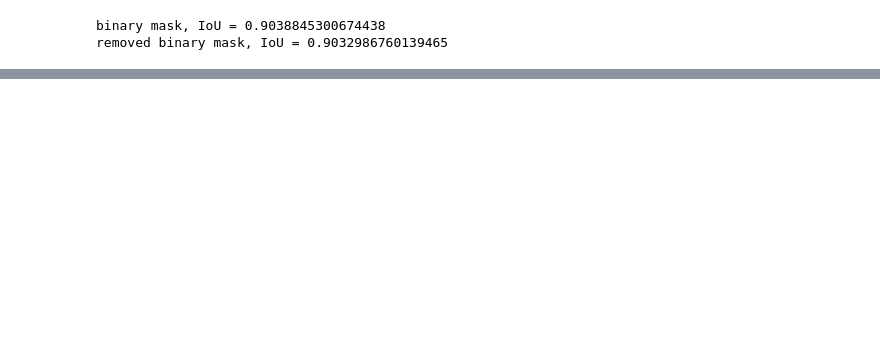
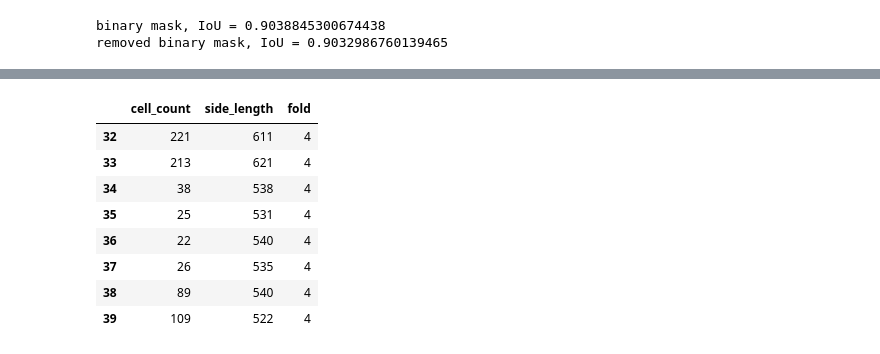
Before and after one commit to ChengZhang-98/BLU-Net, a Jupyter notebook: thesis_experiments/ch3-1_dataset.ipynb, the cells around one changed output, grey strips where cells are left out. Cells and saved outputs as stored; diff of their text form; code cells hidden in the pictures; blank space fills up the shorter version.

```diff
--- a/thesis_experiments/ch3-1_dataset.ipynb
+++ b/thesis_experiments/ch3-1_dataset.ipynb
@@ -133,14 +133,20 @@ plt.imshow(image_10_with_contour)
 # %% [markdown]
 Count cells in DIC
 # %%
-mask_list = glob.glob(os.path.join(mask_dir, "*.tif"))
+mask_list = sorted(glob.glob(os.path.join(mask_dir, "*.tif")))
 
-total_cell_count = 0
+cell_count_list = []
+side_length_list = []
 
 for mask_path in tqdm(mask_list):
     mask = cv2.imread(mask_path, cv2.IMREAD_GRAYSCALE)
+
+    side_length_list.append(mask.shape[0])
+
     contours, hierarchy = cv2.findContours(mask, cv2.RETR_TREE, cv2.CHAIN_APPROX_SIMPLE)
-    total_cell_count += len(contours)
+    cell_count_list.append(len(contours))
 
-print(total_cell_count)
+statistic_df = pd.DataFrame(dict(cell_count=cell_count_list, side_length=side_length_list))
+
+print(statistic_df.describe())
 # %% [output]
@@ -256,0 +275,2 @@ removed binary mask, IoU = 0.9032986760139465
+# %%
+fold_list=np.array_split(statistic_df, 5)
@@ -256,0 +280,12 @@ removed binary mask, IoU = 0.9032986760139465
+# %%
+fold_list[-1]
+# %% [output]
+|  | cell_count | side_length | fold |
+| 32 | 221 | 611 | 4 |
+| 33 | 213 | 621 | 4 |
+| 34 | 38 | 538 | 4 |
+| 35 | 25 | 531 | 4 |
+| 36 | 22 | 540 | 4 |
+| 37 | 26 | 535 | 4 |
+| 38 | 89 | 540 | 4 |
+| 39 | 109 | 522 | 4 |
```
Also changed, not shown: parts of 8 cells of this notebook, 8 other files.
